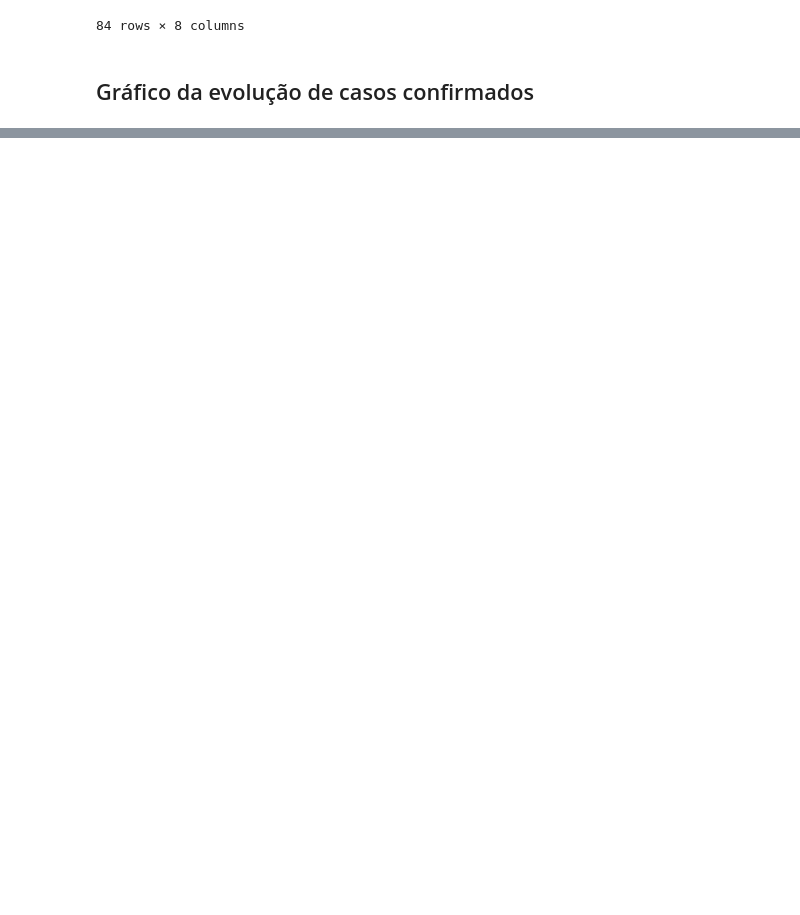
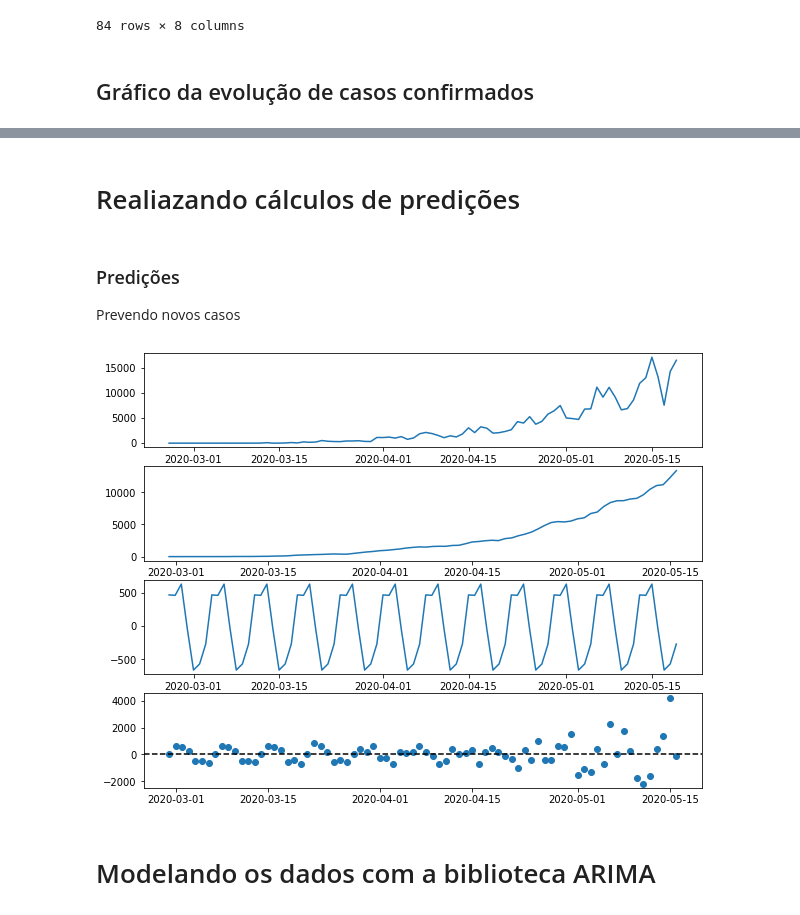
Before and after one commit to DiegoPereira12/Gera-o-Tech-Unimed-BH---Ci-ncia-de-Dados, a Jupyter notebook: Criando modelos com Python e Machine Learning para prever a evolução do COVID-19 no Brasil/projeto_eda_covid-master/projeto_covid.ipynb, the cells around one changed output, grey strips where cells are left out. Cells and saved outputs as stored; diff of their text form; code cells hidden in the pictures; blank space fills up the shorter version.

```diff
--- a/Criando modelos com Python e Machine Learning para prever a evolução do COVID-19 no Brasil/projeto_eda_covid-master/projeto_covid.ipynb
+++ b/Criando modelos com Python e Machine Learning para prever a evolução do COVID-19 no Brasil/projeto_eda_covid-master/projeto_covid.ipynb
@@ -125,0 +130,5 @@ px.line(brasil, 'observationdate', 'confirmed',
+# %%
+brasil['novoscasos'] = list(map(
+    lambda x: 0 if (x==0) else brasil['confirmed'].iloc[x] - brasil['confirmed'].iloc[x-1],
+    np.arange(brasil.shape[0])
+))
@@ -125,0 +242,6 @@ px.line(brasil, 'observationdate', 'confirmed',
+# %% [markdown]
+# Realiazando cálculos de predições
+# %% [markdown]
+### Predições
+
+Prevendo novos casos
@@ -125,0 +251,17 @@ px.line(brasil, 'observationdate', 'confirmed',
+# %%
+novoscasos = brasil.novoscasos
+novoscasos.index = brasil.observationdate
+
+res = seasonal_decompose(novoscasos)
+
+fig, (ax1,ax2,ax3, ax4) = plt.subplots(4, 1,figsize=(10,8))
+ax1.plot(res.observed)
+ax2.plot(res.trend)
+ax3.plot(res.seasonal)
+ax4.scatter(novoscasos.index, res.resid)
+ax4.axhline(0, linestyle='dashed', c='black')
+plt.show()
+# %% [output]
+[figure, added]
+# %% [markdown]
+# Modelando os dados com a biblioteca ARIMA
```
Also changed, not shown: parts of 27 cells of this notebook.
